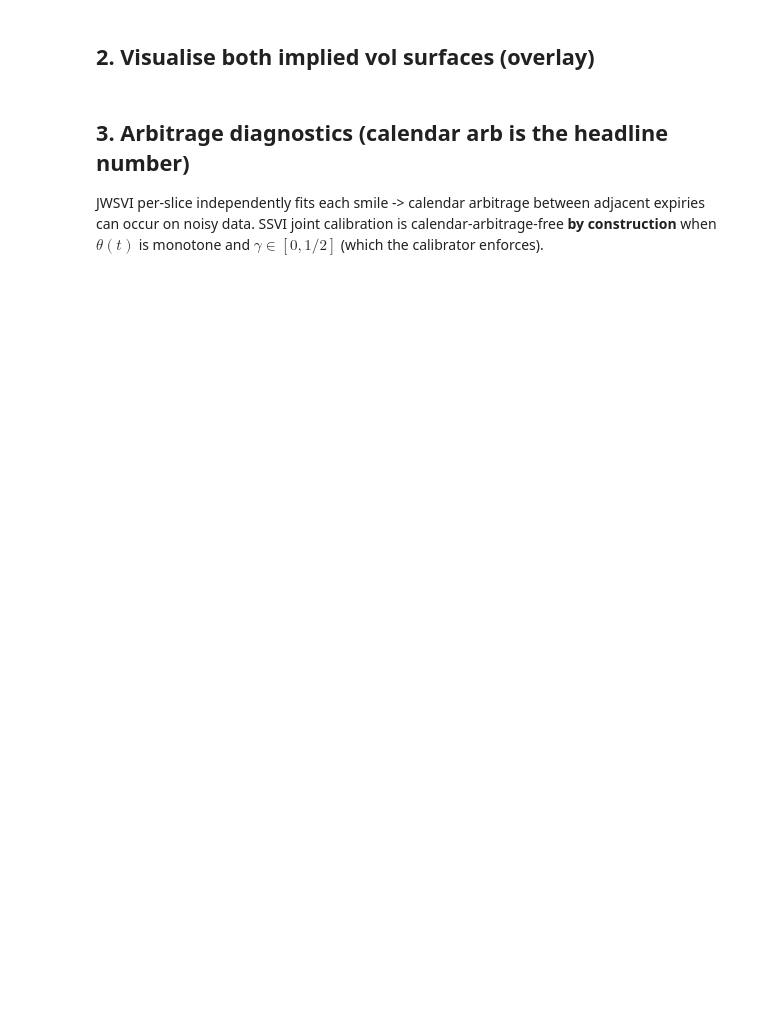
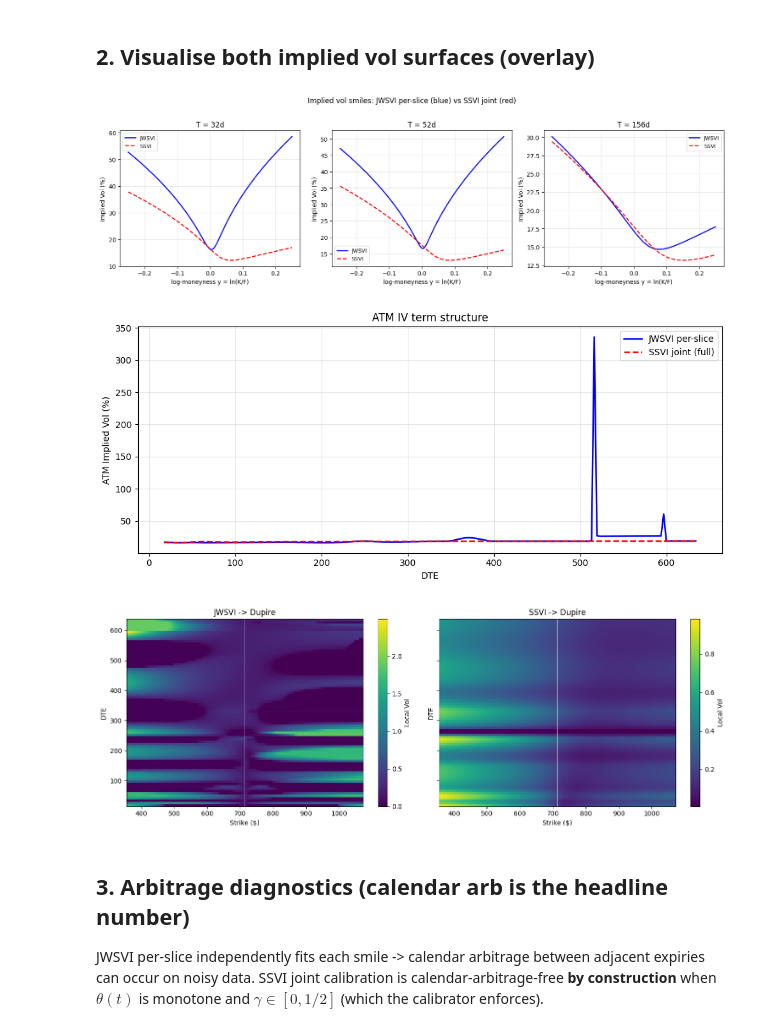
Before and after one commit to linhzhang217/numerical_methods_project, a Jupyter notebook: notebooks/demo.ipynb, the cells around one changed output. Drawn from its saved outputs; the diff is of its cells as text; code cells hidden in the pictures; blank space fills up the shorter version.

```diff
--- a/notebooks/demo.ipynb
+++ b/notebooks/demo.ipynb
@@ -73,9 +100,9 @@ for k in ('dwdt_floor_pct', 'denom1_floor_pct', 'density_cap_pct', 'lv_cap_pct')
 # %%
 # Smile overlay at three representative tenors
 y_grid = np.linspace(-0.25, 0.25, 121)
-target_dcfs = [vol_surface_first := jwsvi_surface.dcfs[len(jwsvi_surface.dcfs)//4],
-               jwsvi_surface.dcfs[len(jwsvi_surface.dcfs)//2],
-               jwsvi_surface.dcfs[-1]]
+target_dcfs = [vol_surface_first := jwsvi_surface.dcfs[len(jwsvi_surface.dcfs)//8],
+               jwsvi_surface.dcfs[len(jwsvi_surface.dcfs)//4],
+               jwsvi_surface.dcfs[len(jwsvi_surface.dcfs)//2]]
 fig, axes = plt.subplots(1, 3, figsize=(15, 4.5))
 for ax, t_q in zip(axes, target_dcfs):
     fwd = spot * np.exp((r - q) * t_q)
@@ -87,33 +114,37 @@ for ax, t_q in zip(axes, target_dcfs):
     ax.set_xlabel('log-moneyness y = ln(K/F)')
     ax.set_ylabel('Implied Vol (%)')
     ax.set_title(f'T = {t_q*365:.0f}d')
     ax.grid(alpha=0.3); ax.legend(fontsize=9)
 fig.suptitle('Implied vol smiles: JWSVI per-slice (blue) vs SSVI joint (red)', y=1.02)
 plt.tight_layout(); plt.show()
 
 # ATM IV term structure overlay
 dcf_plot = np.linspace(jwsvi_surface.dcfs[0], jwsvi_surface.dcfs[-1], 200)
 atm_jw   = np.array([jwsvi_surface.implied_vol(np.array([spot*np.exp((r-q)*d)]), d)[0] for d in dcf_plot])
 atm_ssvi = np.array([ssvi_surface.implied_vol (np.array([spot*np.exp((r-q)*d)]), d)[0] for d in dcf_plot])
 fig, ax = plt.subplots(figsize=(10, 4.5))
 ax.plot(dcf_plot * 365, atm_jw   * 100, 'b-',  lw=1.8, label='JWSVI per-slice')
 ax.plot(dcf_plot * 365, atm_ssvi * 100, 'r--', lw=1.8, label='SSVI joint (full)')
 ax.set_xlabel('DTE'); ax.set_ylabel('ATM Implied Vol (%)')
 ax.set_title('ATM IV term structure')
 ax.grid(alpha=0.3); ax.legend()
 plt.tight_layout(); plt.show()
 
 # Local-vol surface heatmaps side by side
 fig, axes = plt.subplots(1, 2, figsize=(14, 5), sharey=True)
 for ax, lv, title in [(axes[0], jwsvi_lv, 'JWSVI -> Dupire'),
                       (axes[1], ssvi_lv,  'SSVI -> Dupire')]:
     K_mesh, dcf_mesh = np.meshgrid(lv.K_grid, lv.dcf_grid * 365)
     im = ax.pcolormesh(K_mesh, dcf_mesh, lv.lv_grid_data, shading='auto', cmap='viridis')
     ax.axvline(spot, color='w', lw=0.8, alpha=0.6)
     ax.set_xlabel('Strike ($)'); ax.set_ylabel('DTE')
     ax.set_title(title)
     plt.colorbar(im, ax=ax, label='Local Vol')
 plt.tight_layout(); plt.show()
+# %% [output]
+[figure, added]
+[figure, added]
+[figure, added]
 # %% [markdown]
 ## 3. Arbitrage diagnostics (calendar arb is the headline number)
 
```
Also changed, not shown: parts of 6 cells of this notebook.
